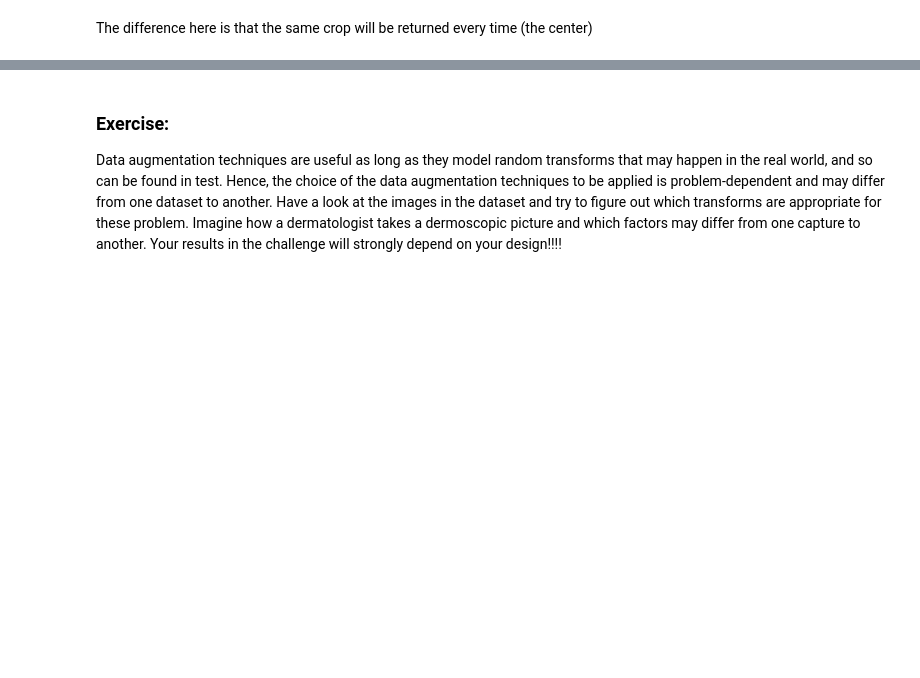
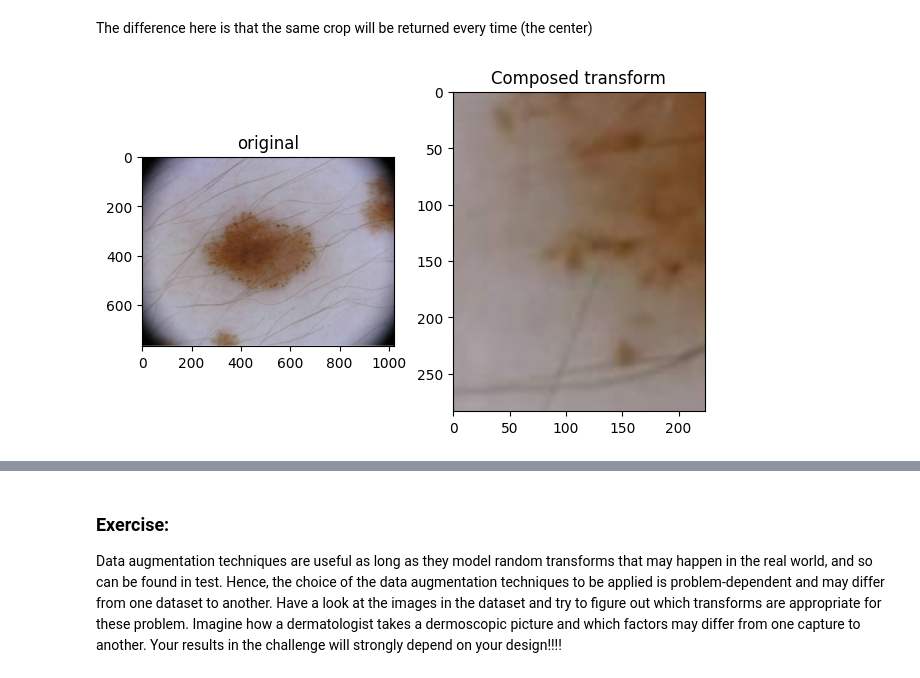
Before and after one commit to alzuaz/Audio-and-Image-Processing, a Jupyter notebook: lab4/LS4_AVCV_Melanomas.ipynb, the cells around one changed output, grey strips where cells are left out. Saved outputs shown, nothing was run; the diff lists cells and outputs as text; code cells hidden in the pictures; blank space fills up the shorter version.

```diff
--- a/lab4/LS4_AVCV_Melanomas.ipynb
+++ b/lab4/LS4_AVCV_Melanomas.ipynb
@@ -792,3 +796,23 @@ plt.show()
 [figure]
 # %% [markdown]
 The difference here is that the same crop will be returned every time (the center)
+# %%
+composed = transforms.Compose([RandomCrop(224), CropByMask(15), Rescale(224)])
+
+# Apply each of the above transforms on sample.
+fig = plt.figure()
+sample = train_dataset[65]
+ax = plt.subplot(1,2, 1)
+plt.tight_layout()
+ax.set_title('original')
+plt.imshow(sample['image'])
+
+transformed_sample = composed(sample)
+ax = plt.subplot(1, 2, 2)
+plt.tight_layout()
+ax.set_title('Composed transform')
+plt.imshow(transformed_sample['image'])
+
+plt.show()
+# %% [output]
+[figure, added]
```
Also changed, not shown: parts of 12 cells of this notebook.
